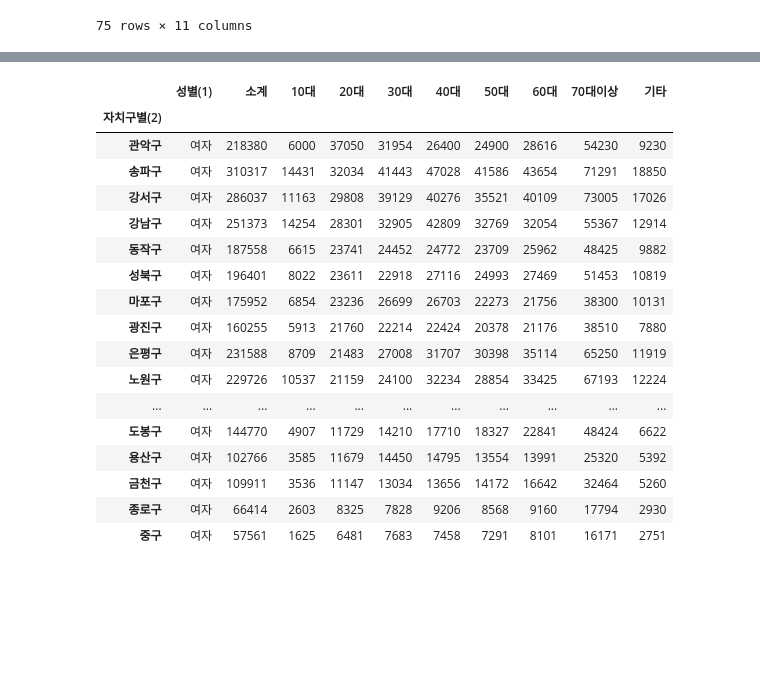
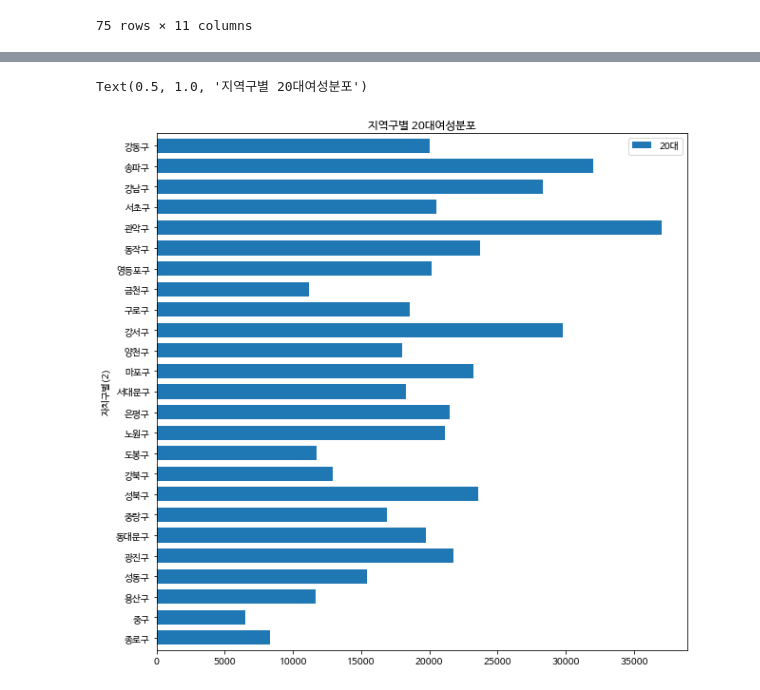
Before and after one commit to Aimerlee123/Python-teamproject, a Jupyter notebook: 파이썬_팀_프로젝트.ipynb, the cells around one changed output, grey strips where cells are left out. Saved outputs shown, nothing was run; the diff lists cells and outputs as text; code cells hidden in the pictures; blank space fills up the shorter version.

```diff
--- a/파이썬_팀_프로젝트.ipynb
+++ b/파이썬_팀_프로젝트.ipynb
@@ -337,22 +335,7 @@ dfw
-# %%
-dfw_s2=dfw.sort_values('20대',ascending=False)
-dfw_s2
-# %% [output]
-|  | 성별(1) | 소계 | 10대 | 20대 | 30대 | 40대 | 50대 | 60대 | 70대이상 | 기타 |
-| 자치구별(2) |  |  |  |  |  |  |  |  |  |  |
-| 관악구 | 여자 | 218380 | 6000 | 37050 | 31954 | 26400 | 24900 | 28616 | 54230 | 9230 |
-| 송파구 | 여자 | 310317 | 14431 | 32034 | 41443 | 47028 | 41586 | 43654 | 71291 | 18850 |
-| 강서구 | 여자 | 286037 | 11163 | 29808 | 39129 | 40276 | 35521 | 40109 | 73005 | 17026 |
-| 강남구 | 여자 | 251373 | 14254 | 28301 | 32905 | 42809 | 32769 | 32054 | 55367 | 12914 |
-| 동작구 | 여자 | 187558 | 6615 | 23741 | 24452 | 24772 | 23709 | 25962 | 48425 | 9882 |
-| 성북구 | 여자 | 196401 | 8022 | 23611 | 22918 | 27116 | 24993 | 27469 | 51453 | 10819 |
-| 마포구 | 여자 | 175952 | 6854 | 23236 | 26699 | 26703 | 22273 | 21756 | 38300 | 10131 |
-| 광진구 | 여자 | 160255 | 5913 | 21760 | 22214 | 22424 | 20378 | 21176 | 38510 | 7880 |
-| 은평구 | 여자 | 231588 | 8709 | 21483 | 27008 | 31707 | 30398 | 35114 | 65250 | 11919 |
-| 노원구 | 여자 | 229726 | 10537 | 21159 | 24100 | 32234 | 28854 | 33425 | 67193 | 12224 |
-| ... | ... | ... | ... | ... | ... | ... | ... | ... | ... | ... |
-| 도봉구 | 여자 | 144770 | 4907 | 11729 | 14210 | 17710 | 18327 | 22841 | 48424 | 6622 |
-| 용산구 | 여자 | 102766 | 3585 | 11679 | 14450 | 14795 | 13554 | 13991 | 25320 | 5392 |
-| 금천구 | 여자 | 109911 | 3536 | 11147 | 13034 | 13656 | 14172 | 16642 | 32464 | 5260 |
-| 종로구 | 여자 | 66414 | 2603 | 8325 | 7828 | 9206 | 8568 | 9160 | 17794 | 2930 |
-| 중구 | 여자 | 57561 | 1625 | 6481 | 7683 | 7458 | 7291 | 8101 | 16171 | 2751 |
+# %%
+dfw_20=dfw[['20대']]
+dfw_20.plot(kind='barh',figsize=(10,10),width=0.7)
+plt.title('지역구별 20대여성분포')
+# %% [output]
+Text(0.5, 1.0, '지역구별 20대여성분포')
+[figure, added]
```
Also changed, not shown: parts of 6 cells of this notebook.
